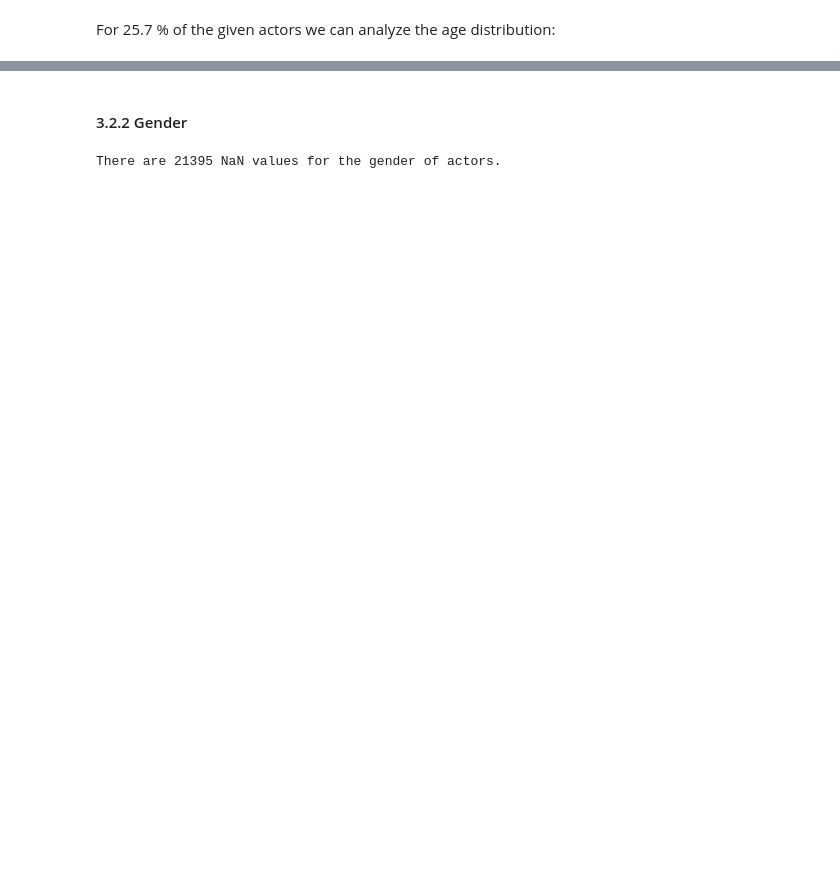
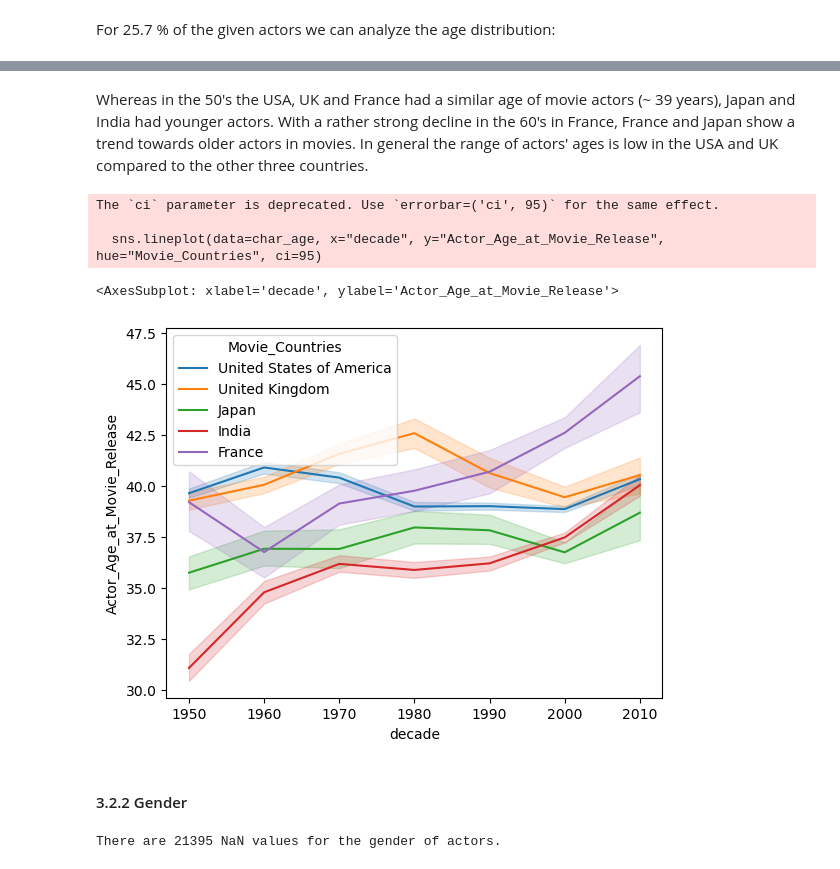
Before and after one commit to epfl-ada/ada-2022-project-robopros, a Jupyter notebook: notebooks/milestone2.ipynb, the cells around one changed output, grey strips where cells are left out. Saved outputs shown, nothing was run; the diff lists cells and outputs as text; code cells hidden in the pictures; blank space fills up the shorter version.

```diff
--- a/notebooks/milestone2.ipynb
+++ b/notebooks/milestone2.ipynb
@@ -461,2 +490,14 @@ print(f'- Number of actors:     {nactors_age} ({nactors_age / nactors_raw:.1%})'
+# %% [markdown]
+Whereas in the 50's the USA, UK and France had a similar age of movie actors (~ 39 years), Japan and India had younger actors. With a rather strong decline in the 60's in France, France and Japan show a trend towards older actors in movies. In general the range of actors' ages is low in the USA and UK compared to the other three countries.
+# %%
+# compare over decades
+# CI of 95 % was added
+sns.lineplot(data=char_age, x="decade", y="Actor_Age_at_Movie_Release", hue="Movie_Countries", ci=95)
+# %% [output]
+The `ci` parameter is deprecated. Use `errorbar=('ci', 95)` for the same effect.
+
+  sns.lineplot(data=char_age, x="decade", y="Actor_Age_at_Movie_Release", hue="Movie_Countries", ci=95)
+<AxesSubplot: xlabel='decade', ylabel='Actor_Age_at_Movie_Release'>
+[figure, added]
 # %% [markdown]
 #### 3.2.2 Gender
```
Also changed, not shown: parts of 62 cells of this notebook.
